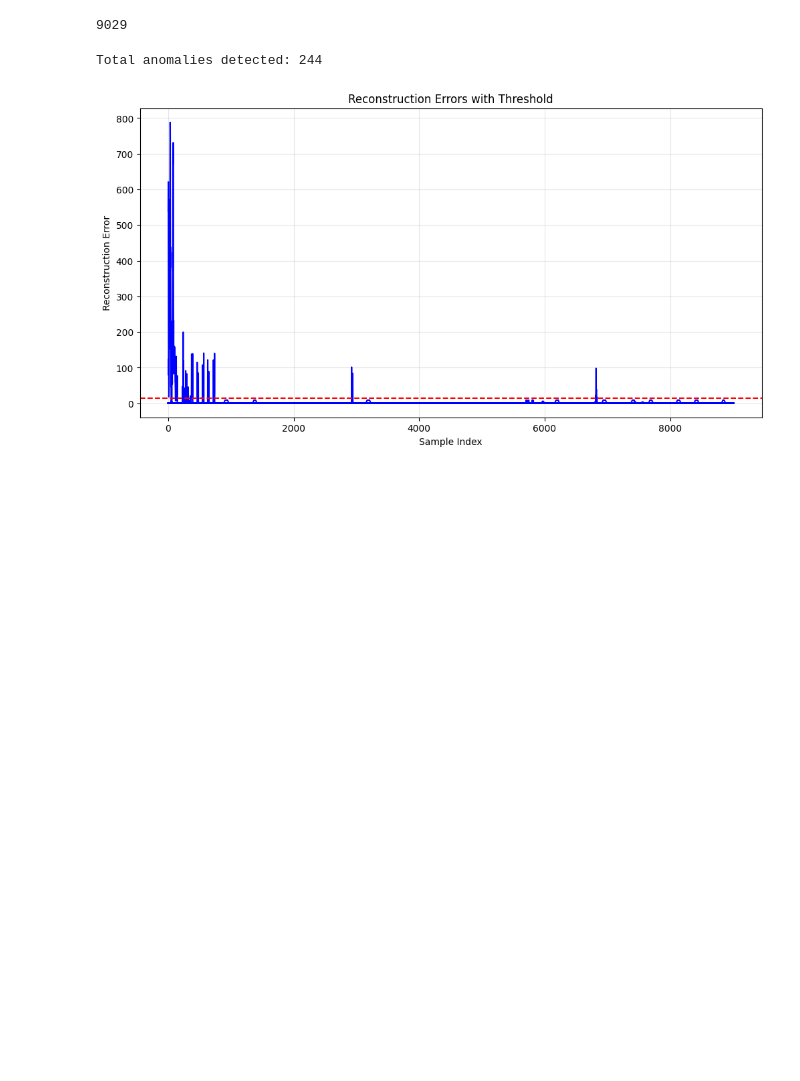
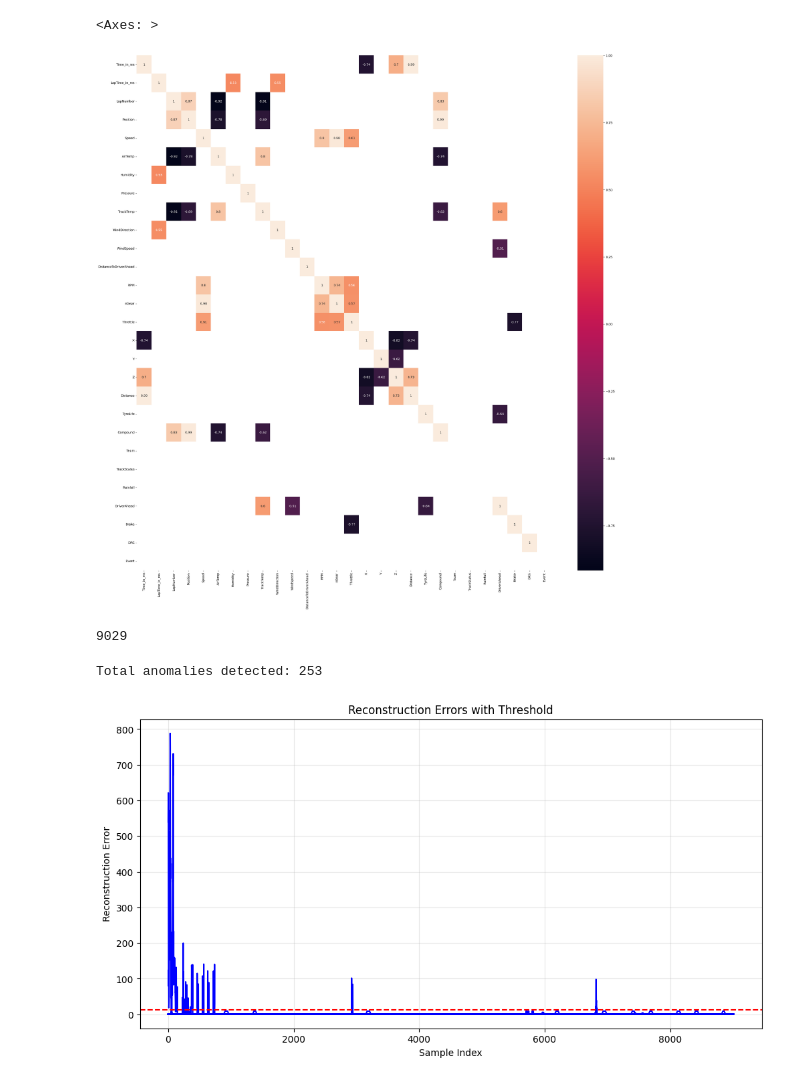
Before and after one commit to adsp-polito/2024-P3-F1LLM, a Jupyter notebook: anomaly_detection/modelAD_evaluation.ipynb, the cells around one changed output. Saved outputs shown, nothing was run; the diff lists cells and outputs as text; code cells hidden in the pictures; blank space fills up the shorter version.

Commit message:
correlation tests

```diff
--- a/anomaly_detection/modelAD_evaluation.ipynb
+++ b/anomaly_detection/modelAD_evaluation.ipynb
@@ -84,3 +137,17 @@ reconstruction_errors = test_autoencoder(autoencoder, test_loader, device)
+# %%
+import seaborn as sns
+correlation_matrix = pandassato.corr()
+#filter the correlation matrix to only show correlations above 0.5 and below -0.5
+mask = correlation_matrix >0.5
+mask2 = correlation_matrix <-0.5
+filtered = correlation_matrix[mask | mask2]
+#very big heatmap
+plt.figure(figsize=(30, 30))
+
+sns.heatmap(filtered, annot=True,)
+# %% [output]
+<Axes: >
+[figure, added]
 # %%
 len(new_data)
 # %% [output]
@@ -109,8 +176,8 @@ def plot_reconstruction_errors_with_threshold(errors, threshold=None):
     plt.grid(alpha=0.3)
     plt.show()
 # %%
-threshold = np.mean(reconstruction_errors) + 2 * np.std(reconstruction_errors)
-# threshold = np.percentile(reconstruction_errors, 99.9)
+# threshold = np.mean(reconstruction_errors) + 3 * np.std(reconstruction_errors)
+threshold = np.percentile(reconstruction_errors, 99.9)
 
 # Visualize errors
 # visualize_reconstruction_errors(reconstruction_errors, threshold=threshold)
@@ -119,7 +186,7 @@ threshold = np.mean(reconstruction_errors) + 2 * np.std(reconstruction_errors)
 anomalies = reconstruction_errors > threshold
 print(f"Total anomalies detected: {np.sum(anomalies)}")
 # %% [output]
-Total anomalies detected: 244
+Total anomalies detected: 253
 # %%
 plot_reconstruction_errors_with_threshold(reconstruction_errors, threshold=threshold)
 # %% [output]
```
Also changed, not shown: parts of 6 cells of this notebook.
